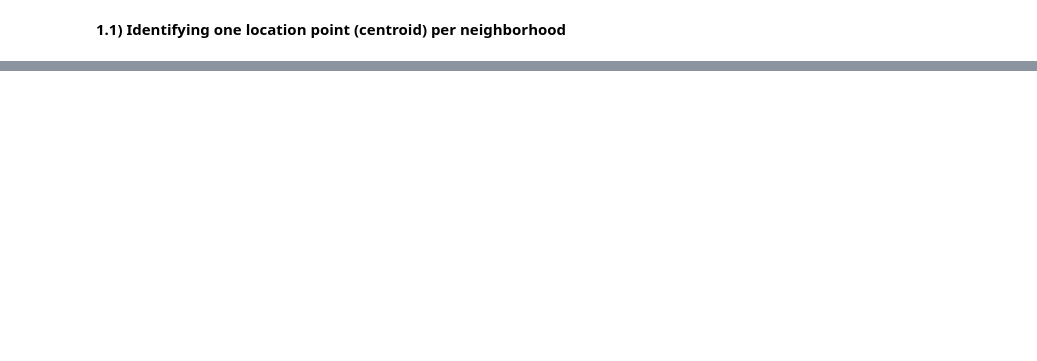
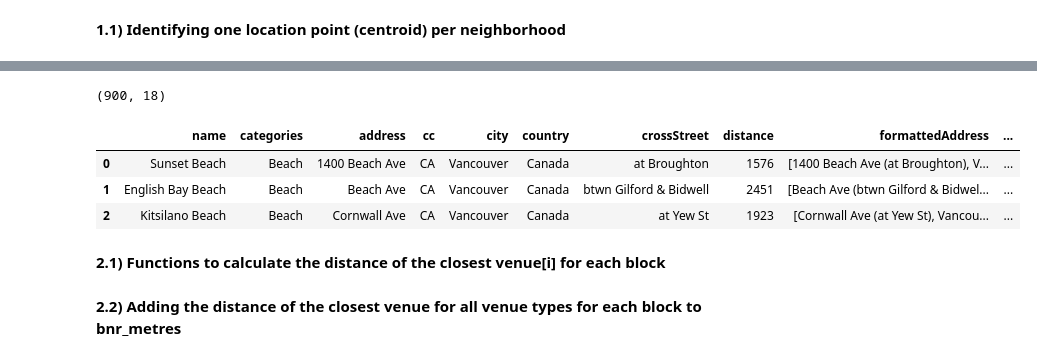
Before and after one commit to rainerotte/Coursera_Capstone, a Jupyter notebook: Applied_DS_Capstone.ipynb, the cells around one changed output, grey strips where cells are left out. Saved outputs shown, nothing was run; the diff lists cells and outputs as text; code cells hidden in the pictures; blank space fills up the shorter version.

```diff
--- a/Applied_DS_Capstone.ipynb
+++ b/Applied_DS_Capstone.ipynb
@@ -192,0 +389,3 @@ calc_centroid(0)
+# %%
+#Dropping redundant venue entries
+result_df_filtered = result_df_all.drop_duplicates('id', keep='first', inplace=False)
@@ -192,0 +417,30 @@ calc_centroid(0)
+# %%
+#Manually filtering the categories
+category_selection = ['Beach', 'Boat or Ferry', 'Harbor / Marina', 'School', 'Dog Run', 'Café',
+                      'Rest Area', 'Bed & Breakfast', 'Playground', 'Coffee Shop','Diner', 'Sandwich Place',
+                      'General College & University', 'Taco Place',
+                      'Seafood Restaurant', 'Chinese Restaurant', 'Molecular Gastronomy Restaurant',
+                      'Middle Eastern Restaurant', 'Japanese Restaurant', 'Indian Restaurant', 'Lounge',
+                      'Dim Sum Restaurant', 'Sports Bar', 'Greek Restaurant',
+                      'Korean Restaurant', 'Restaurant', 'Gastropub', 'Spanish Restaurant', 'Sushi Restaurant',
+                      'Szechuan Restaurant', 'Vegetarian / Vegan Restaurant', 'Thai Restaurant', 'Brewery',
+                      'French Restaurant', 'Breakfast Spot', 'Asian Restaurant', 'American Restaurant',
+                      'Italian Restaurant', 'Elementary School', 'High School', 'College Academic Building',
+                      'Trade School', 'College Administrative Building', 'Music School', 'Other Great Outdoors',
+                      'Pub', 'Water Park', 'Waterfall', 'Cantonese Restaurant','Baseball Field', 'Plaza',
+                      'Scenic Lookout', 'Garden', 'Vietnamese Restaurant', 'Pakistani Restaurant',
+                      'Field', 'Golf Course', 'Mountain', 'Fast Food Restaurant','Theme Restaurant','Pool',
+                      'Cuban Restaurant', 'Corporate Coffee Shop', 'Deli / Bodega', 'Cocktail Bar', 'Waterfront',
+                      'Food Truck', 'Sculpture Garden', 'Shanghai Restaurant', 'Mediterranean Restaurant',
+                      'Mexican Restaurant', 'Burger Joint', 'Bar', 'Pizza Place', 'Filipino Restaurant',
+                      'Tapas Restaurant', 'Hotpot Restaurant', 'Soup Place', 'Noodle House', 'Dumpling Restaurant',
+                      'Eastern European Restaurant', 'Theme Park Ride / Attraction', 'Malay Restaurant',
+                      'Portuguese Restaurant','North Indian Restaurant','Latin American Restaurant', 'Beer Garden',
+                      'Soccer Field', 'Ethiopian Restaurant', 'Food Service', 'Fish & Chips Shop',
+                      'Caribbean Restaurant', 'Skate Park', 'Smoothie Shop', 'Food']
+# %%
+#Removing categories that have been manually filtered out
+result_df_filtered = result_df_filtered[result_df_filtered['categories'].isin(category_selection)]
+result_df_filtered.shape
+# %% [output]
+(900, 18)
@@ -192,0 +450,14 @@ calc_centroid(0)
+# %%
+#Converting the CRS to a format that uses metres so that we can interpret distances
+result_gdf_filtered = gpd.GeoDataFrame(result_df_filtered)
+result_gdf_filtered.crs = {'init' :'epsg:4326'}
+result_gdf_filtered = result_gdf_filtered.to_crs(epsg=3153)
+# %%
+result_gdf_filtered.head(3)
+# %% [output]
+|  | name | categories | address | cc | city | country | crossStreet | distance | formattedAddress | ... |
+| 0 | Sunset Beach | Beach | 1400 Beach Ave | CA | Vancouver | Canada | at Broughton | 1576 | [1400 Beach Ave (at Broughton), V... | ... |
+| 1 | English Bay Beach | Beach | Beach Ave | CA | Vancouver | Canada | btwn Gilford & Bidwell | 2451 | [Beach Ave (btwn Gilford & Bidwel... | ... |
+| 2 | Kitsilano Beach | Beach | Cornwall Ave | CA | Vancouver | Canada | at Yew St | 1923 | [Cornwall Ave (at Yew St), Vancou... | ... |
+# %% [markdown]
+**2.1) Functions to calculate the distance of the closest venue[i] for each block**
@@ -192,0 +484,2 @@ calc_centroid(0)
+# %% [markdown]
+**2.2) Adding the distance of the closest venue for all venue types for each block to bnr_metres**
```
Also changed, not shown: parts of 67 cells of this notebook, 2 other files.
